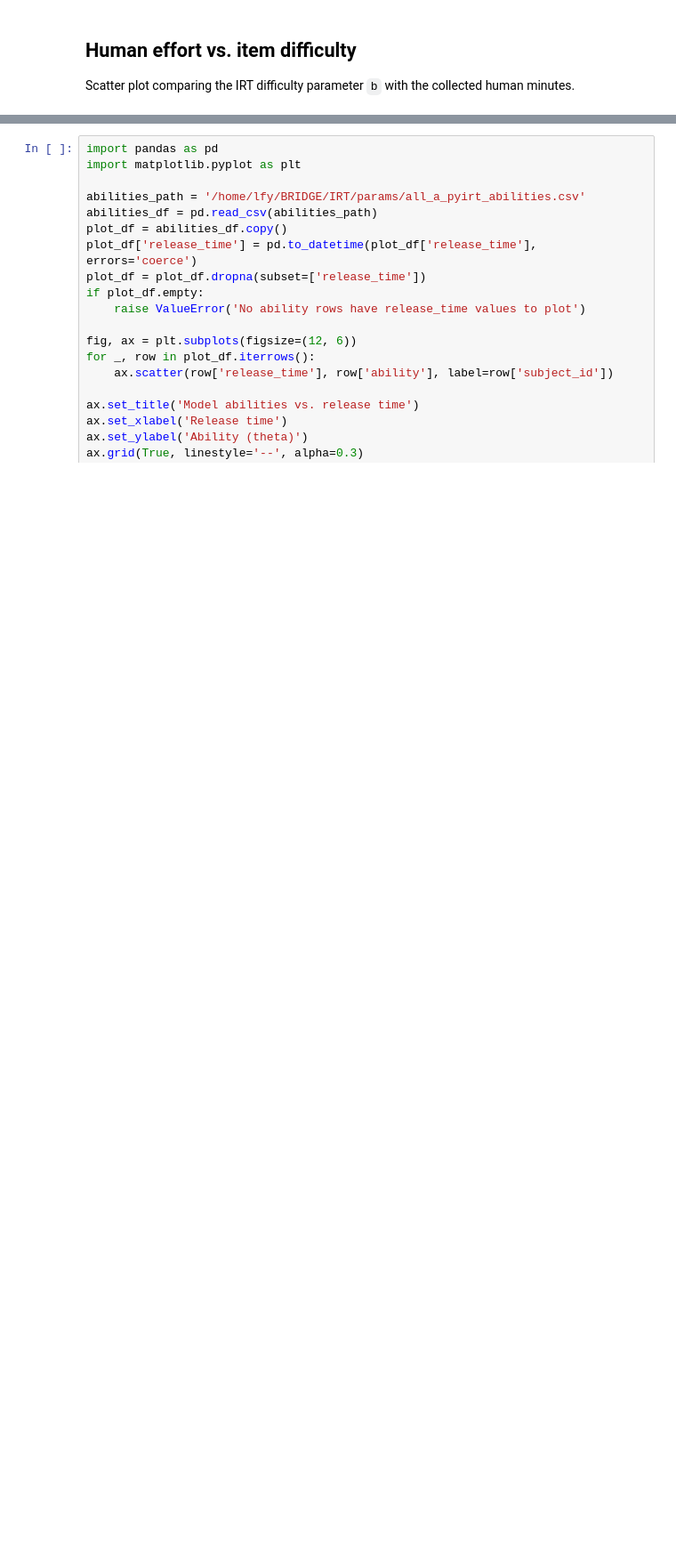
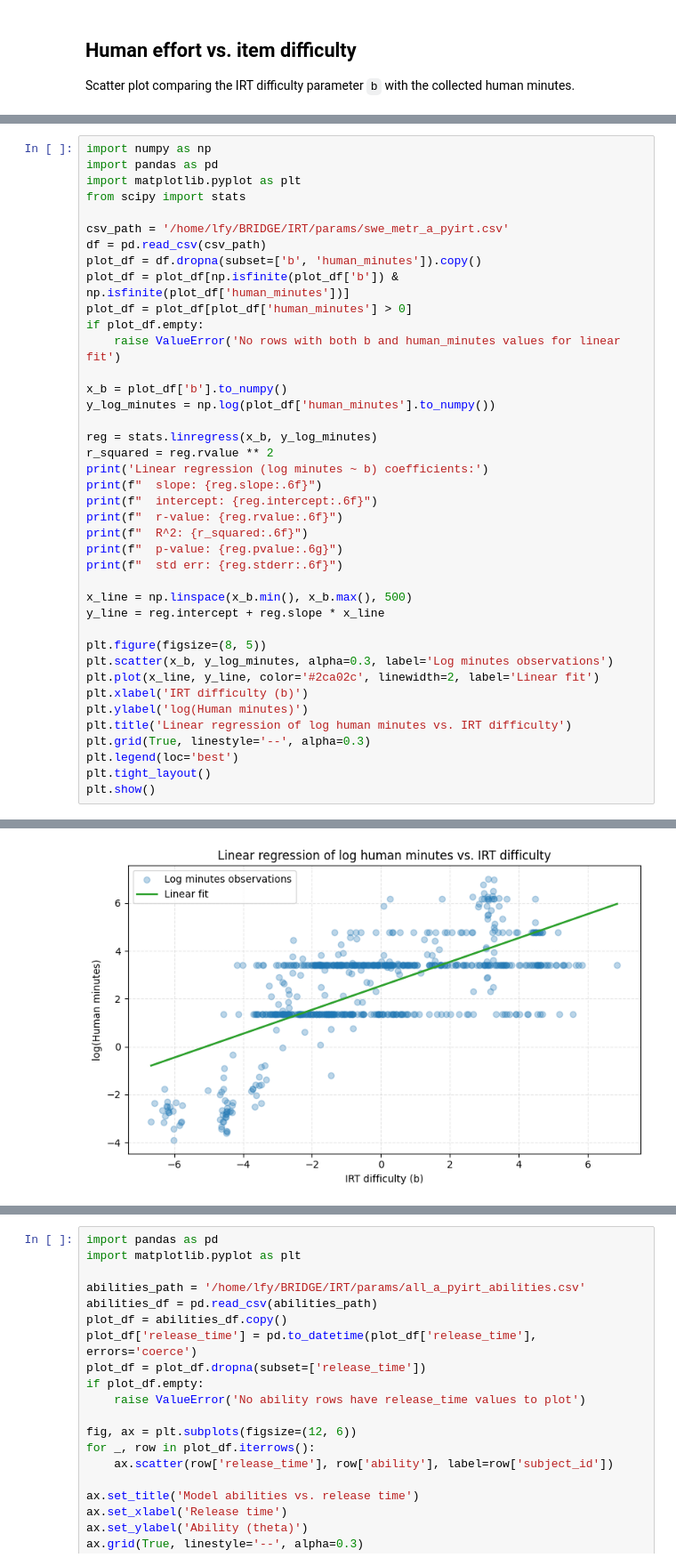
Before and after one commit to FY-Liu/BRIDGE, a Jupyter notebook: IRT/irt.ipynb, the cells around one changed output, grey strips where cells are left out. Shown at 89% size. Cells and saved outputs as stored; diff of their text form; blank space fills up the shorter version.

```diff
--- a/IRT/irt.ipynb
+++ b/IRT/irt.ipynb
@@ -1281,0 +1335,41 @@ Scatter plot of subject ability against the annotated release timestamps.
+# %%
+import numpy as np
+import pandas as pd
+import matplotlib.pyplot as plt
+from scipy import stats
+
+csv_path = '/home/lfy/BRIDGE/IRT/params/swe_metr_a_pyirt.csv'
+df = pd.read_csv(csv_path)
+plot_df = df.dropna(subset=['b', 'human_minutes']).copy()
+plot_df = plot_df[np.isfinite(plot_df['b']) & np.isfinite(plot_df['human_minutes'])]
+plot_df = plot_df[plot_df['human_minutes'] > 0]
+if plot_df.empty:
+    raise ValueError('No rows with both b and human_minutes values for linear fit')
+
+x_b = plot_df['b'].to_numpy()
+y_log_minutes = np.log(plot_df['human_minutes'].to_numpy())
+
+reg = stats.linregress(x_b, y_log_minutes)
+r_squared = reg.rvalue ** 2
+print('Linear regression (log minutes ~ b) coefficients:')
+print(f"  slope: {reg.slope:.6f}")
+print(f"  intercept: {reg.intercept:.6f}")
+print(f"  r-value: {reg.rvalue:.6f}")
+print(f"  R^2: {r_squared:.6f}")
+print(f"  p-value: {reg.pvalue:.6g}")
+print(f"  std err: {reg.stderr:.6f}")
+
+x_line = np.linspace(x_b.min(), x_b.max(), 500)
+y_line = reg.intercept + reg.slope * x_line
+
+plt.figure(figsize=(8, 5))
+plt.scatter(x_b, y_log_minutes, alpha=0.3, label='Log minutes observations')
+plt.plot(x_line, y_line, color='#2ca02c', linewidth=2, label='Linear fit')
+plt.xlabel('IRT difficulty (b)')
+plt.ylabel('log(Human minutes)')
+plt.title('Linear regression of log human minutes vs. IRT difficulty')
+plt.grid(True, linestyle='--', alpha=0.3)
+plt.legend(loc='best')
+plt.tight_layout()
+plt.show()
+# %% [output]
@@ -1281,0 +1383 @@ Scatter plot of subject ability against the annotated release timestamps.
+[figure, added]
```
Also changed, not shown: parts of 7 cells of this notebook, 1 other file.
